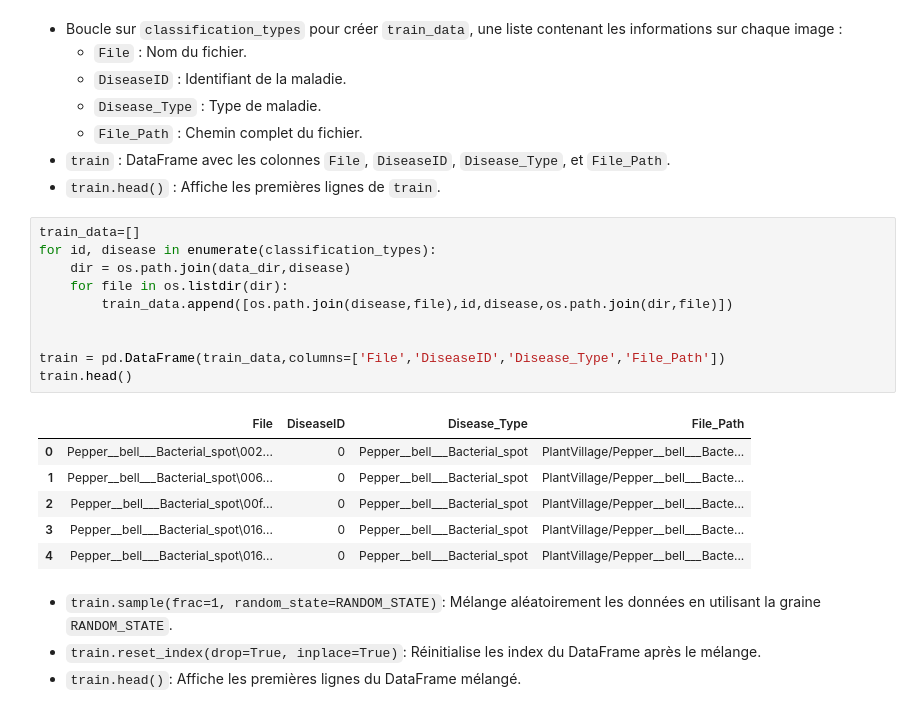
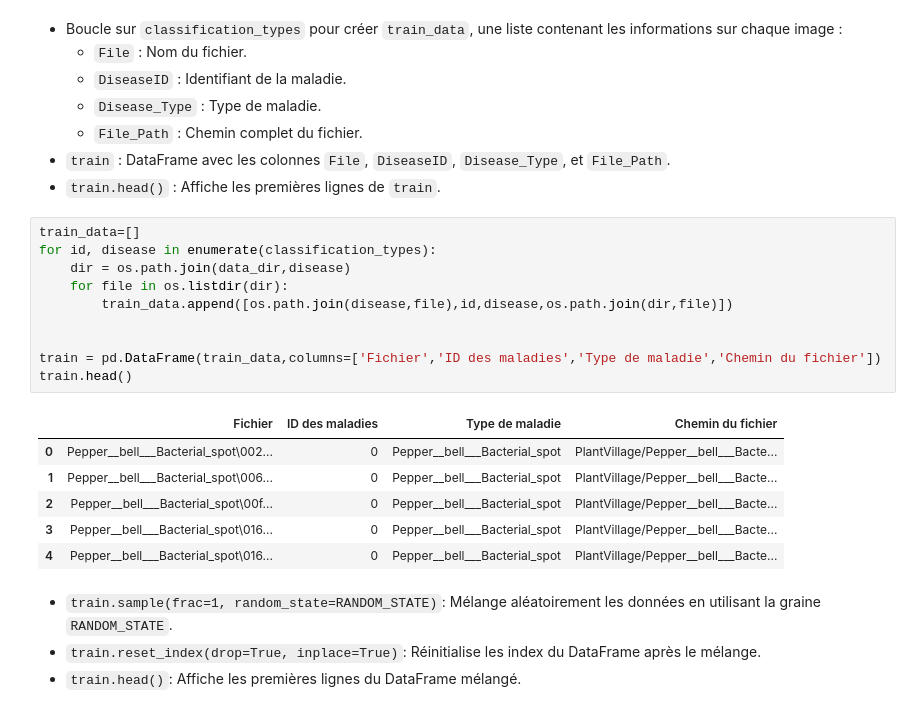
Before and after one commit to naelbenaissa/IA_LeafGuard, a Jupyter notebook: IA_LeafGuard.ipynb, the cells around one changed output. Cells and saved outputs as stored; diff of their text form.

```diff
--- a/IA_LeafGuard.ipynb
+++ b/IA_LeafGuard.ipynb
@@ -64,15 +64,15 @@ PlantVillage/
 # %%
 train_data=[]
 for id, disease in enumerate(classification_types):
     dir = os.path.join(data_dir,disease)
     for file in os.listdir(dir):
         train_data.append([os.path.join(disease,file),id,disease,os.path.join(dir,file)])
 
 
-train = pd.DataFrame(train_data,columns=['File','DiseaseID','Disease_Type','File_Path'])
+train = pd.DataFrame(train_data,columns=['Fichier','ID des maladies','Type de maladie','Chemin du fichier'])
 train.head()
 # %% [output]
-|  | File | DiseaseID | Disease_Type | File_Path |
+|  | Fichier | ID des maladies | Type de maladie | Chemin du fichier |
 | 0 | Pepper__bell___Bacterial_spot\002... | 0 | Pepper__bell___Bacterial_spot | PlantVillage/Pepper__bell___Bacte... |
 | 1 | Pepper__bell___Bacterial_spot\006... | 0 | Pepper__bell___Bacterial_spot | PlantVillage/Pepper__bell___Bacte... |
 | 2 | Pepper__bell___Bacterial_spot\00f... | 0 | Pepper__bell___Bacterial_spot | PlantVillage/Pepper__bell___Bacte... |
```
Also changed, not shown: parts of 10 cells of this notebook.
